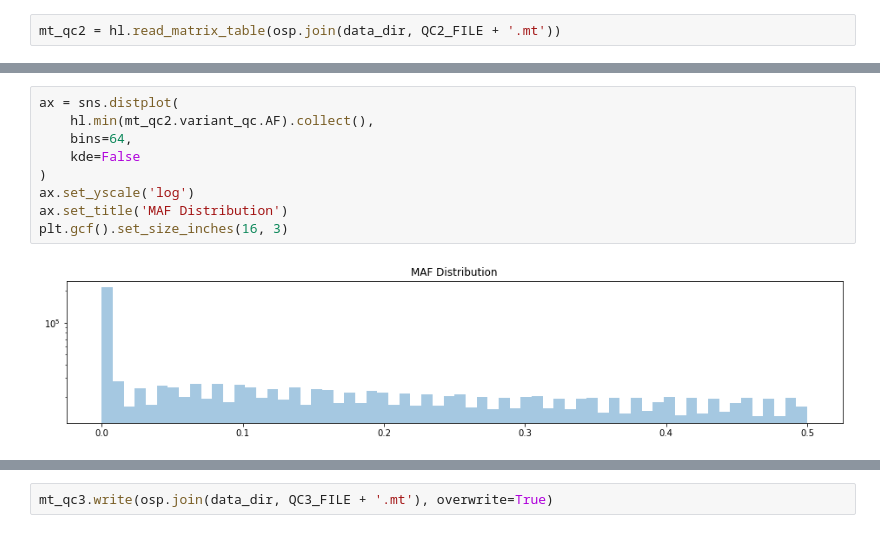
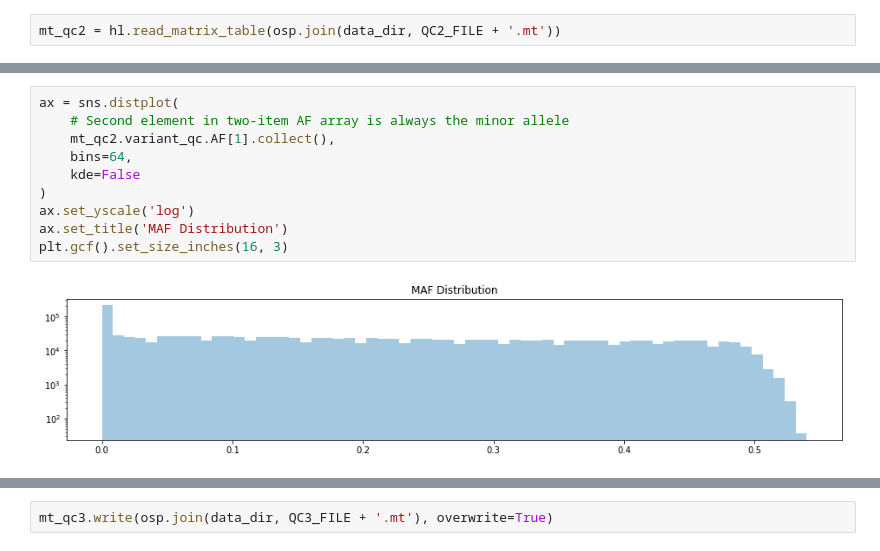
Before and after one commit to related-sciences/gwas-analysis, a Jupyter notebook: notebooks/tutorial/01-quality-control/qc-hail.ipynb, the cells around one changed output, grey strips where cells are left out. Cells and saved outputs as stored; diff of their text form.

```diff
--- a/notebooks/tutorial/01-quality-control/qc-hail.ipynb
+++ b/notebooks/tutorial/01-quality-control/qc-hail.ipynb
@@ -226,14 +224,15 @@ Wall time: 83 ms
 # %%
 ax = sns.distplot(
-    hl.min(mt_qc2.variant_qc.AF).collect(),
+    # Second element in two-item AF array is always the minor allele
+    mt_qc2.variant_qc.AF[1].collect(),
     bins=64,
     kde=False
 )
 ax.set_yscale('log')
 ax.set_title('MAF Distribution')
 plt.gcf().set_size_inches(16, 3)
 # %% [output]
-[figure, old version]
+[figure, new version]
 # %%
 %%timeop -o qc3
 
```
Also changed, not shown: parts of 5 cells of this notebook, 2 other files.
